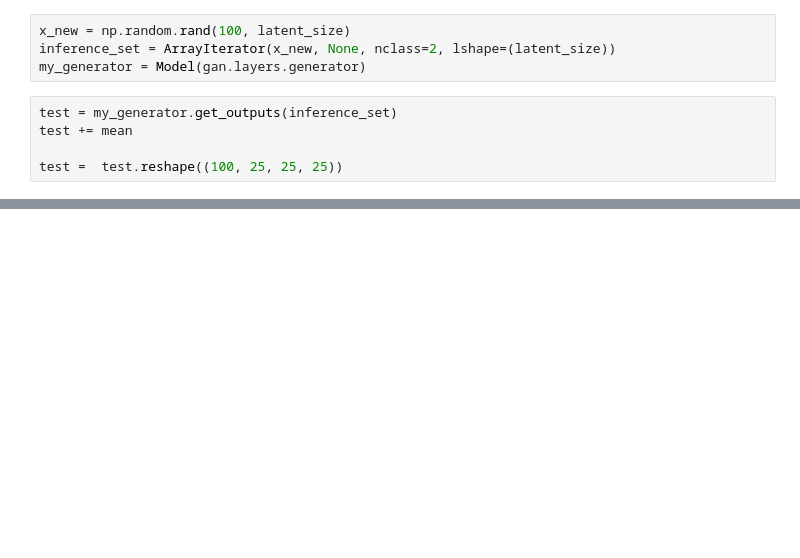
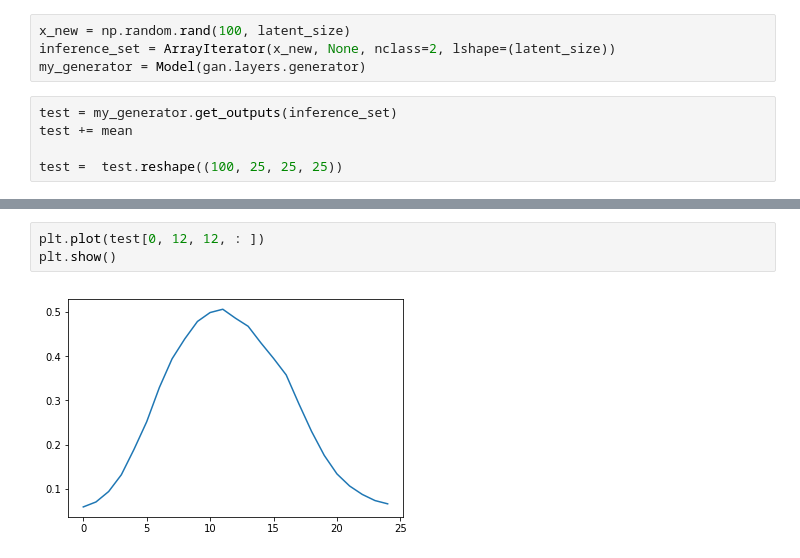
Before and after one commit to elena-orlova/CERN-Project, a Jupyter notebook: gan_tests.ipynb, the cells around one changed output, grey strips where cells are left out. Drawn from its saved outputs; the diff is of its cells as text; blank space fills up the shorter version.

```diff
--- a/gan_tests.ipynb
+++ b/gan_tests.ipynb
@@ -160,0 +165,5 @@ plt.imshow(test[25, :, 12, :])
+# %%
+plt.plot(test[0, 12, 12, : ])
+plt.show()
+# %% [output]
+[figure, added]
```
Also changed, not shown: parts of 7 cells of this notebook.
